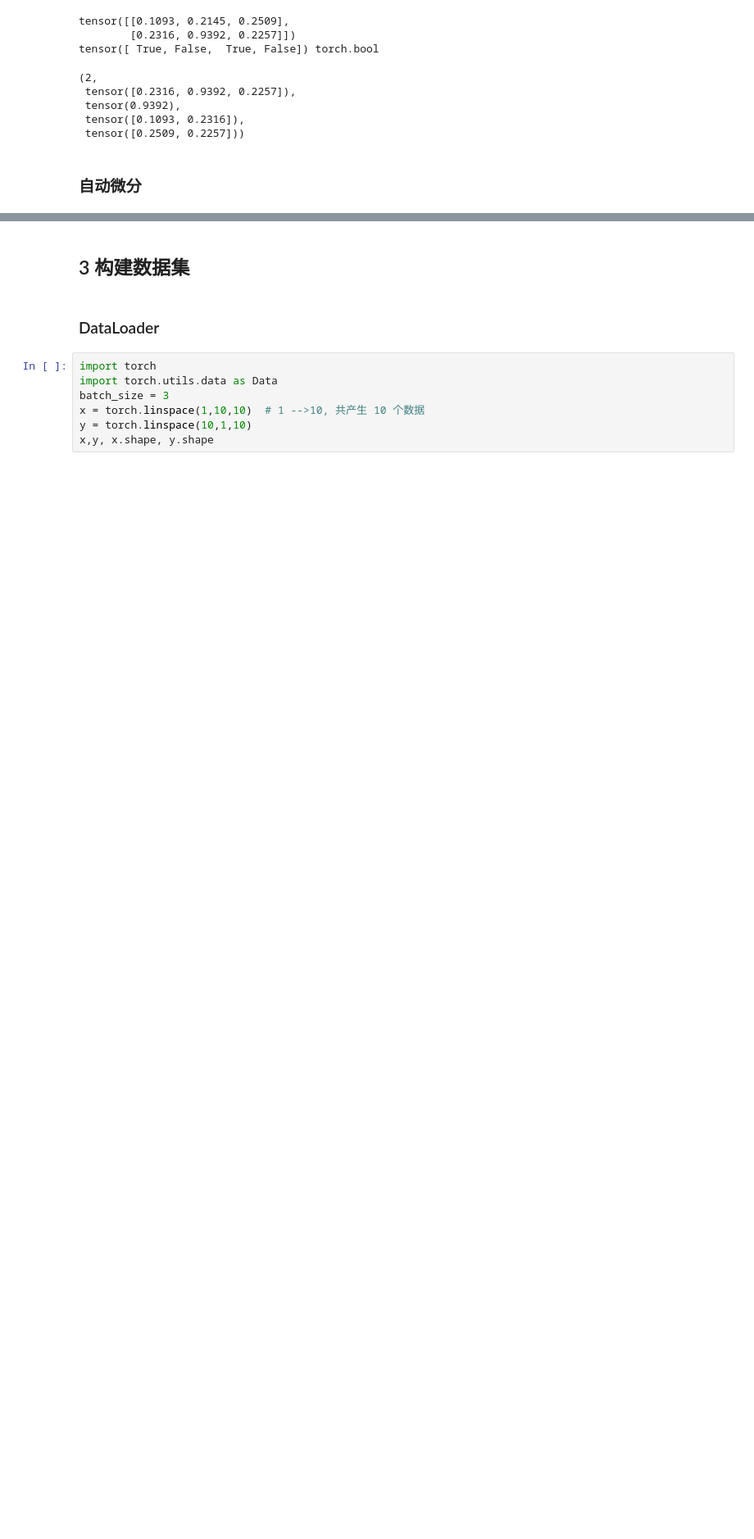
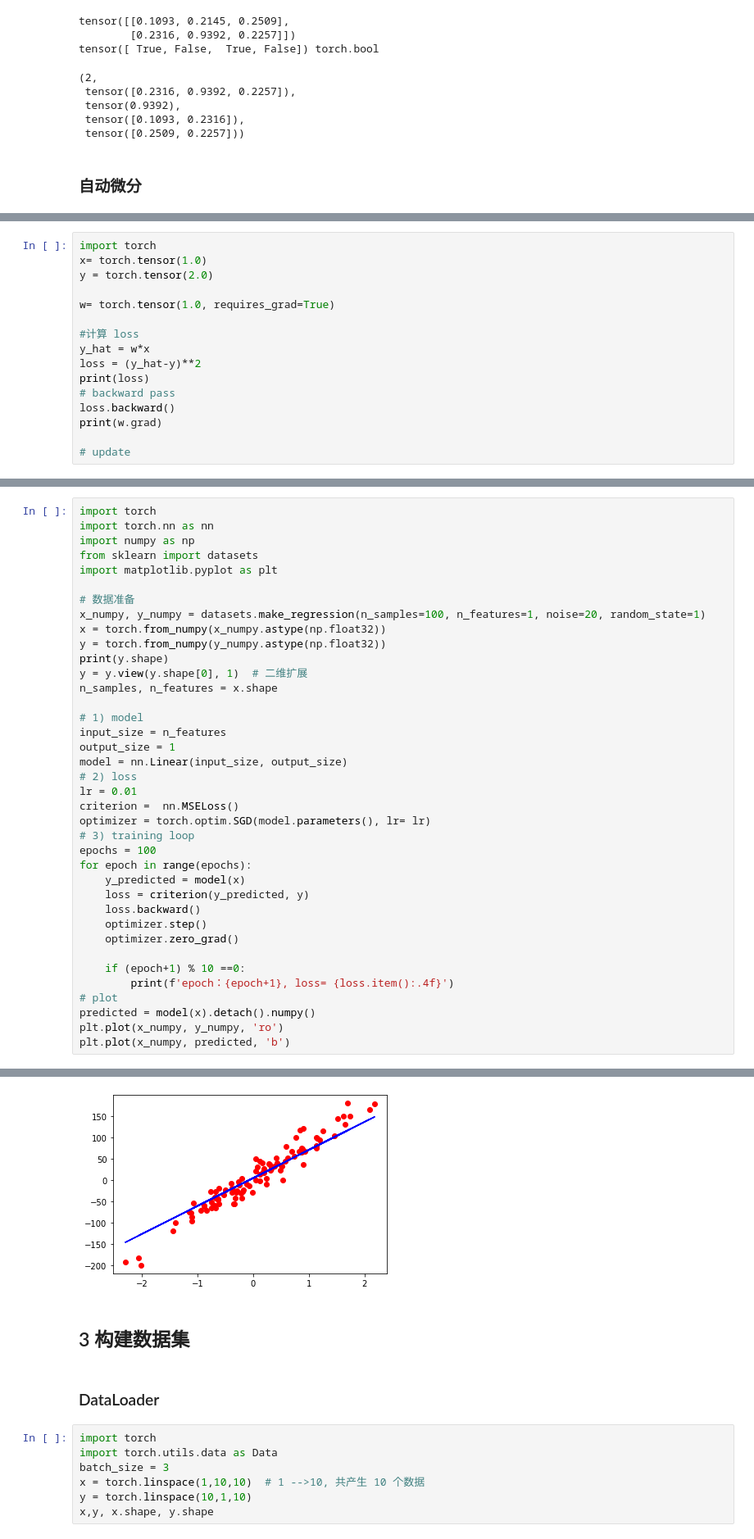
Before and after one commit to sunnysky29/ai-frame, a Jupyter notebook: pytorch/pytorch 基础.ipynb, the cells around one changed output, grey strips where cells are left out. Shown: that part at 82% size. Cells and saved outputs as stored; diff of their text form; blank space fills up the shorter version.

```diff
--- a/pytorch/模块介绍.ipynb
+++ b/pytorch/pytorch 基础.ipynb
@@ -92,0 +176,16 @@ x = torch.tensor([2.], requires_grad=True)
+# %%
+import torch
+x= torch.tensor(1.0)
+y = torch.tensor(2.0)
+
+w= torch.tensor(1.0, requires_grad=True)
+
+#计算 loss
+y_hat = w*x
+loss = (y_hat-y)**2
+print(loss)
+# backward pass
+loss.backward()
+print(w.grad)
+
+# update
@@ -92,0 +365,39 @@ x = torch.tensor([2.], requires_grad=True)
+# %%
+import torch
+import torch.nn as nn
+import numpy as np
+from sklearn import datasets
+import matplotlib.pyplot as plt
+
+# 数据准备
+x_numpy, y_numpy = datasets.make_regression(n_samples=100, n_features=1, noise=20, random_state=1)
+x = torch.from_numpy(x_numpy.astype(np.float32))
+y = torch.from_numpy(y_numpy.astype(np.float32))
+print(y.shape)
+y = y.view(y.shape[0], 1)  # 二维扩展
+n_samples, n_features = x.shape
+
+# 1) model
+input_size = n_features
+output_size = 1
+model = nn.Linear(input_size, output_size)
+# 2) loss
+lr = 0.01
+criterion =  nn.MSELoss()
+optimizer = torch.optim.SGD(model.parameters(), lr= lr)
+# 3) training loop
+epochs = 100
+for epoch in range(epochs):
+    y_predicted = model(x)
+    loss = criterion(y_predicted, y)
+    loss.backward()
+    optimizer.step()
+    optimizer.zero_grad()
+
+    if (epoch+1) % 10 ==0:
+        print(f'epoch：{epoch+1}, loss= {loss.item():.4f}')
+# plot
+predicted = model(x).detach().numpy()
+plt.plot(x_numpy, y_numpy, 'ro')
+plt.plot(x_numpy, predicted, 'b')
+# %% [output]
@@ -93,3 +416,4 @@ x = torch.tensor([2.], requires_grad=True)
+[figure, added]
 # %% [markdown]
 ## 3  构建数据集
 # %% [markdown]
```
Also changed, not shown: parts of 29 cells of this notebook, 3 other files.
